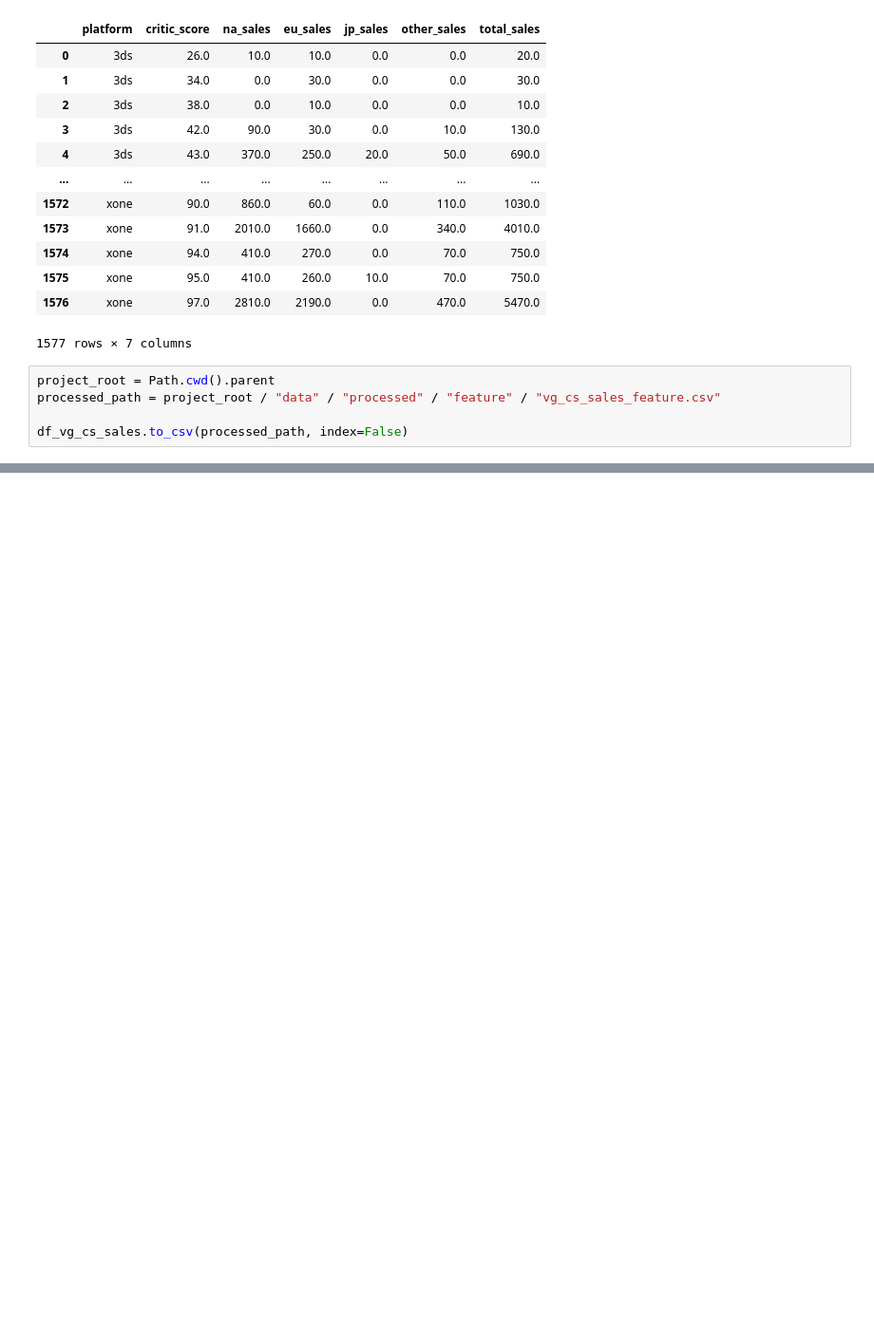
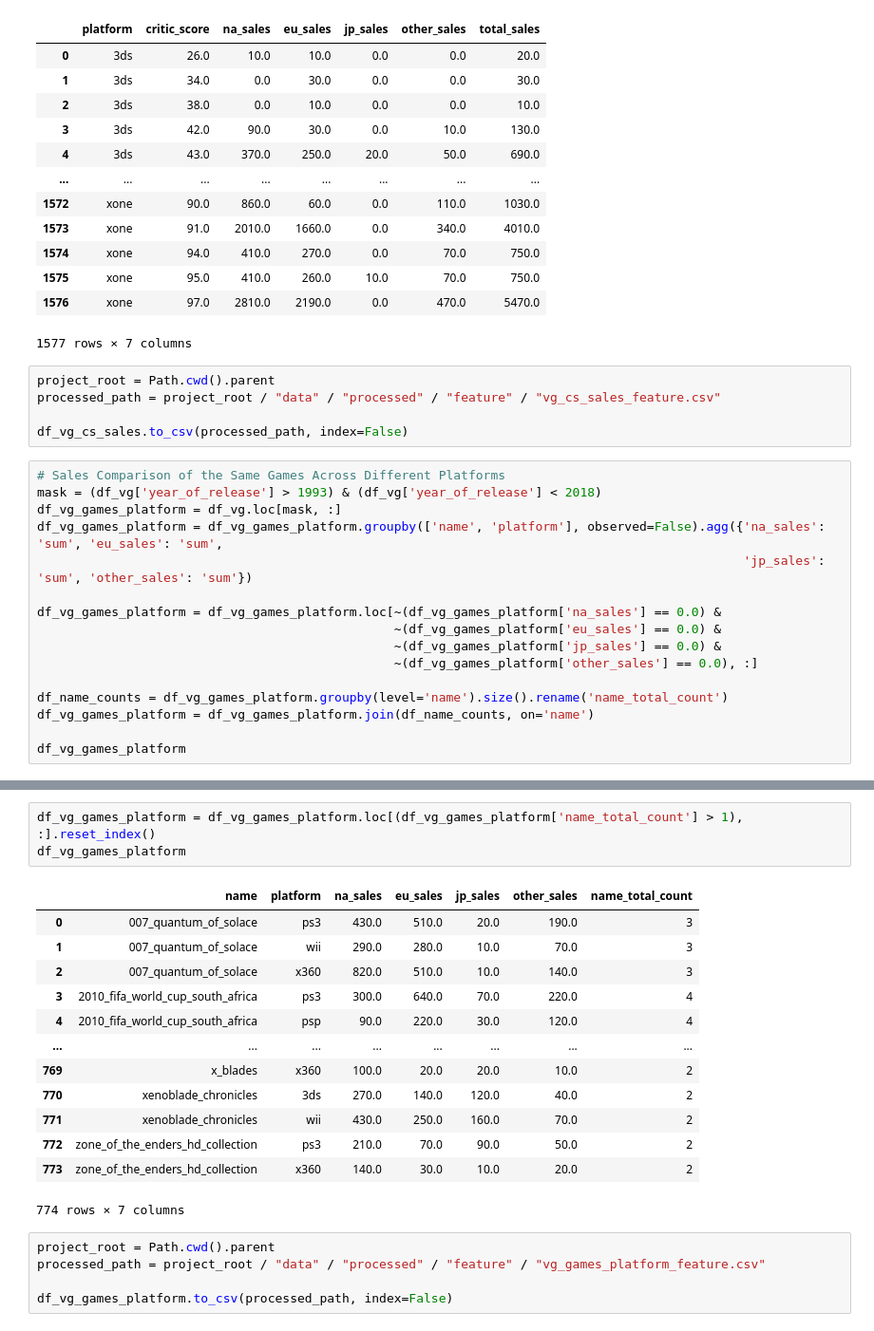
Before and after one commit to LuisPastranaLemus/P_20250529_Videogames_analysis, a Jupyter notebook: notebooks/02_feature_engineering.ipynb, the cells around one changed output, grey strips where cells are left out. Shown at 95% size. Cells and saved outputs as stored; diff of their text form; blank space fills up the shorter version.

```diff
--- a/notebooks/02_feature_engineering.ipynb
+++ b/notebooks/02_feature_engineering.ipynb
@@ -498,3 +498,19 @@ project_root = Path.cwd().parent
 processed_path = project_root / "data" / "processed" / "feature" / "vg_cs_sales_feature.csv"
 
 df_vg_cs_sales.to_csv(processed_path, index=False)
+# %%
+# Sales Comparison of the Same Games Across Different Platforms
+mask = (df_vg['year_of_release'] > 1993) & (df_vg['year_of_release'] < 2018)
+df_vg_games_platform = df_vg.loc[mask, :]
+df_vg_games_platform = df_vg_games_platform.groupby(['name', 'platform'], observed=False).agg({'na_sales': 'sum', 'eu_sales': 'sum',
+                                                                                               'jp_sales': 'sum', 'other_sales': 'sum'})
+
+df_vg_games_platform = df_vg_games_platform.loc[~(df_vg_games_platform['na_sales'] == 0.0) &
+                                                ~(df_vg_games_platform['eu_sales'] == 0.0) &
+                                                ~(df_vg_games_platform['jp_sales'] == 0.0) &
+                                                ~(df_vg_games_platform['other_sales'] == 0.0), :]
+
+df_name_counts = df_vg_games_platform.groupby(level='name').size().rename('name_total_count')
+df_vg_games_platform = df_vg_games_platform.join(df_name_counts, on='name')
+
+df_vg_games_platform
@@ -500,0 +532,22 @@ df_vg_cs_sales.to_csv(processed_path, index=False)
+# %%
+df_vg_games_platform = df_vg_games_platform.loc[(df_vg_games_platform['name_total_count'] > 1), :].reset_index()
+df_vg_games_platform
+# %% [output]
+|  | name | platform | na_sales | eu_sales | jp_sales | other_sales | name_total_count |
+| 0 | 007_quantum_of_solace | ps3 | 430.0 | 510.0 | 20.0 | 190.0 | 3 |
+| 1 | 007_quantum_of_solace | wii | 290.0 | 280.0 | 10.0 | 70.0 | 3 |
+| 2 | 007_quantum_of_solace | x360 | 820.0 | 510.0 | 10.0 | 140.0 | 3 |
+| 3 | 2010_fifa_world_cup_south_africa | ps3 | 300.0 | 640.0 | 70.0 | 220.0 | 4 |
+| 4 | 2010_fifa_world_cup_south_africa | psp | 90.0 | 220.0 | 30.0 | 120.0 | 4 |
+| ... | ... | ... | ... | ... | ... | ... | ... |
+| 769 | x_blades | x360 | 100.0 | 20.0 | 20.0 | 10.0 | 2 |
+| 770 | xenoblade_chronicles | 3ds | 270.0 | 140.0 | 120.0 | 40.0 | 2 |
+| 771 | xenoblade_chronicles | wii | 430.0 | 250.0 | 160.0 | 70.0 | 2 |
+| 772 | zone_of_the_enders_hd_collection | ps3 | 210.0 | 70.0 | 90.0 | 50.0 | 2 |
+| 773 | zone_of_the_enders_hd_collection | x360 | 140.0 | 30.0 | 10.0 | 20.0 | 2 |
+774 rows × 7 columns
+# %%
+project_root = Path.cwd().parent
+processed_path = project_root / "data" / "processed" / "feature" / "vg_games_platform_feature.csv"
+
+df_vg_games_platform.to_csv(processed_path, index=False)
```
Also changed, not shown: parts of 3 cells of this notebook, 4 other files.
